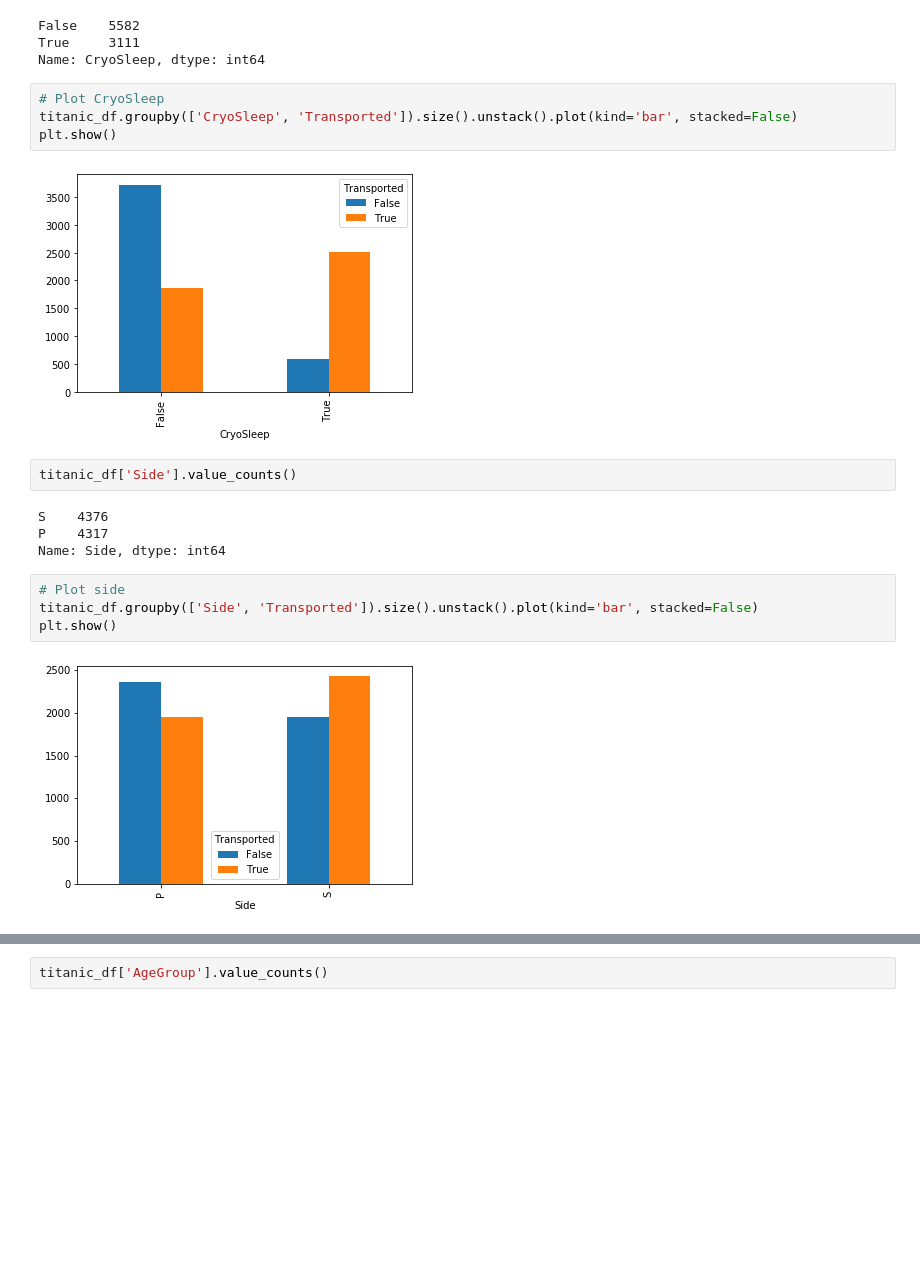
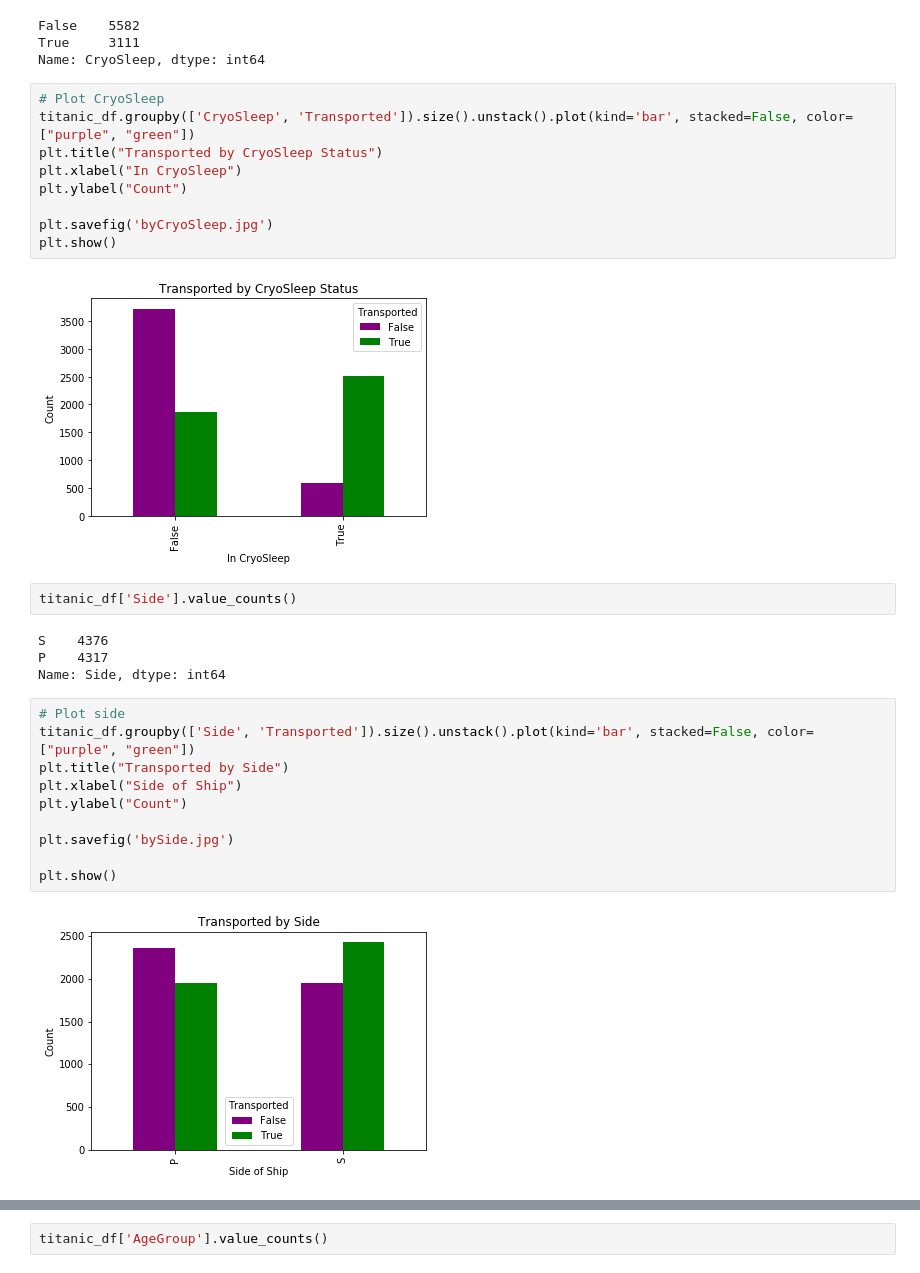
Before and after one commit to ginaleonardi/spaceship-titanic, a Jupyter notebook: dev_code_Gina.ipynb, the cells around one changed output, grey strips where cells are left out. Cells and saved outputs as stored; diff of their text form; blank space fills up the shorter version.

Commit message:
with chart files

```diff
--- a/dev_code_Gina.ipynb
+++ b/dev_code_Gina.ipynb
@@ -100,10 +110,15 @@ True     3111
 Name: CryoSleep, dtype: int64
 # %%
 # Plot CryoSleep
-titanic_df.groupby(['CryoSleep', 'Transported']).size().unstack().plot(kind='bar', stacked=False)
+titanic_df.groupby(['CryoSleep', 'Transported']).size().unstack().plot(kind='bar', stacked=False, color=["purple", "green"])
+plt.title("Transported by CryoSleep Status")
+plt.xlabel("In CryoSleep")
+plt.ylabel("Count")
+
+plt.savefig('byCryoSleep.jpg')
 plt.show()
 # %% [output]
-[figure, old version]
+[figure, new version]
 # %%
 titanic_df['Side'].value_counts()
 # %% [output]
@@ -112,10 +127,16 @@ P    4317
 Name: Side, dtype: int64
 # %%
 # Plot side
-titanic_df.groupby(['Side', 'Transported']).size().unstack().plot(kind='bar', stacked=False)
+titanic_df.groupby(['Side', 'Transported']).size().unstack().plot(kind='bar', stacked=False, color=["purple", "green"])
+plt.title("Transported by Side")
+plt.xlabel("Side of Ship")
+plt.ylabel("Count")
+
+plt.savefig('bySide.jpg')
+
 plt.show()
 # %% [output]
-[figure, old version]
+[figure, new version]
 # %%
 # Plot Age
 age_bins = [0, 11, 17, 24, 34, 49, 64, 80]
```
Also changed, not shown: parts of 9 cells of this notebook, 7 other files.
